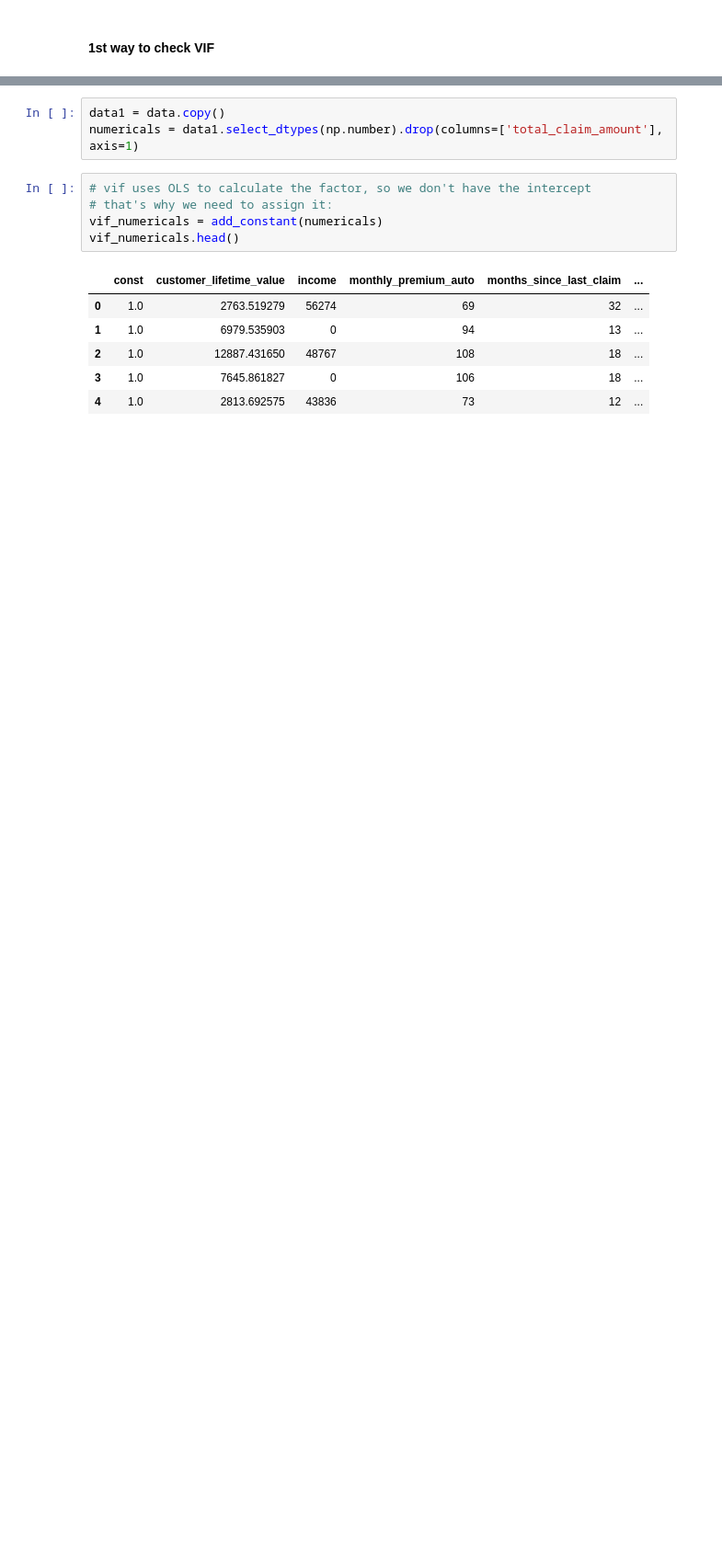
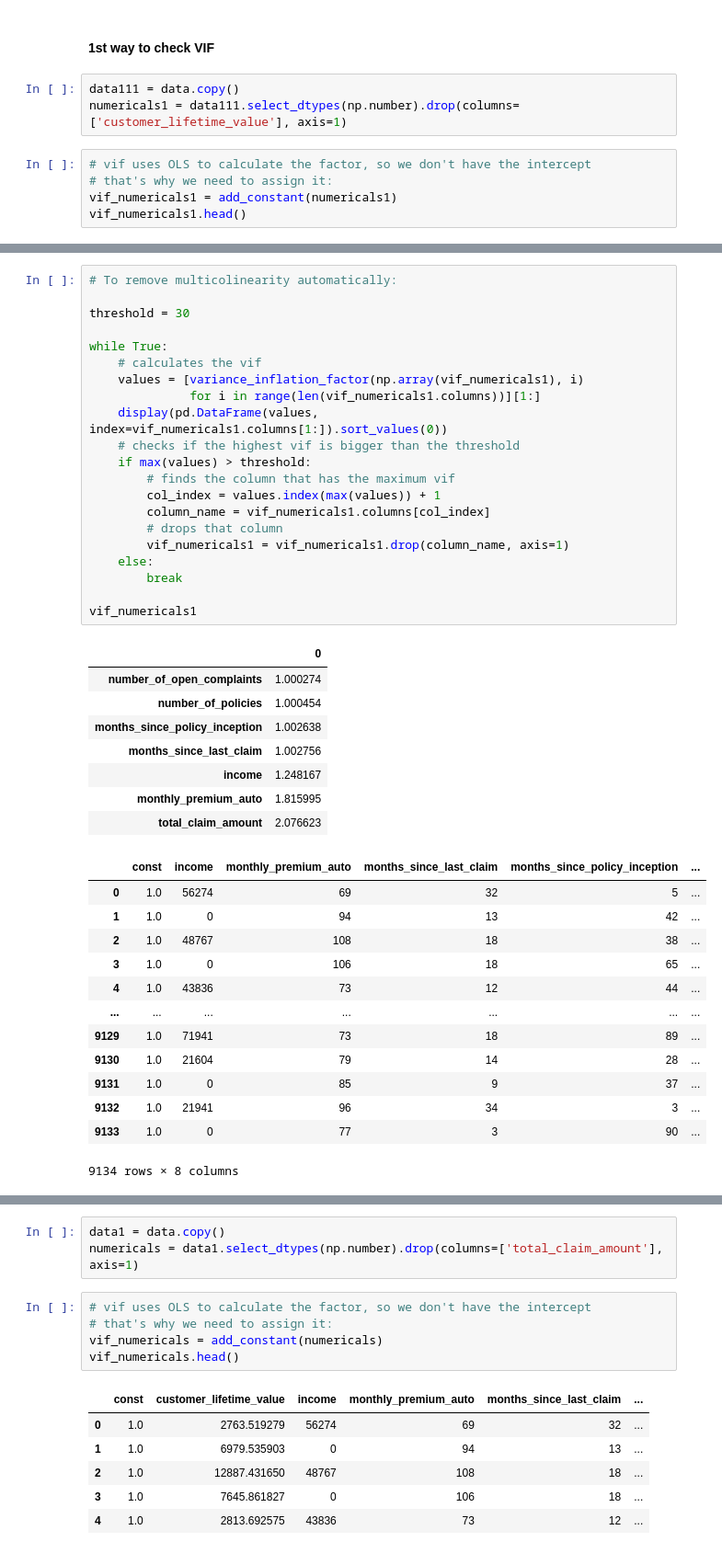
Before and after one commit to Ironhack-Data-0621-Remote/lab-feature-extraction, a Jupyter notebook: Solutions.ipynb, the cells around one changed output, grey strips where cells are left out. Shown: that part at 92% size. Drawn from its saved outputs; the diff is of its cells as text; blank space fills up the shorter version.

```diff
--- a/Solutions.ipynb
+++ b/Solutions.ipynb
@@ -379,2 +381,10 @@ Considering 'total_claim_amount' as the target we could drop the column 'monthly
 # %% [markdown]
 #### 1st way to check VIF
+# %%
+data111 = data.copy()
+numericals1 = data111.select_dtypes(np.number).drop(columns=['customer_lifetime_value'], axis=1)
+# %%
+# vif uses OLS to calculate the factor, so we don't have the intercept
+# that's why we need to assign it:
+vif_numericals1 = add_constant(numericals1)
+vif_numericals1.head()
@@ -380,0 +398,43 @@ Considering 'total_claim_amount' as the target we could drop the column 'monthly
+# %%
+# To remove multicolinearity automatically:
+
+threshold = 30
+
+while True:
+    # calculates the vif
+    values = [variance_inflation_factor(np.array(vif_numericals1), i)
+              for i in range(len(vif_numericals1.columns))][1:]
+    display(pd.DataFrame(values, index=vif_numericals1.columns[1:]).sort_values(0))
+    # checks if the highest vif is bigger than the threshold
+    if max(values) > threshold:
+        # finds the column that has the maximum vif
+        col_index = values.index(max(values)) + 1
+        column_name = vif_numericals1.columns[col_index]
+        # drops that column
+        vif_numericals1 = vif_numericals1.drop(column_name, axis=1)
+    else:
+        break
+
+vif_numericals1
+# %% [output]
+|  | 0 |
+| number_of_open_complaints | 1.000274 |
+| number_of_policies | 1.000454 |
+| months_since_policy_inception | 1.002638 |
+| months_since_last_claim | 1.002756 |
+| income | 1.248167 |
+| monthly_premium_auto | 1.815995 |
+| total_claim_amount | 2.076623 |
+|  | const | income | monthly_premium_auto | months_since_last_claim | months_since_policy_inception | ... |
+| 0 | 1.0 | 56274 | 69 | 32 | 5 | ... |
+| 1 | 1.0 | 0 | 94 | 13 | 42 | ... |
+| 2 | 1.0 | 48767 | 108 | 18 | 38 | ... |
+| 3 | 1.0 | 0 | 106 | 18 | 65 | ... |
+| 4 | 1.0 | 43836 | 73 | 12 | 44 | ... |
+| ... | ... | ... | ... | ... | ... | ... |
+| 9129 | 1.0 | 71941 | 73 | 18 | 89 | ... |
+| 9130 | 1.0 | 21604 | 79 | 14 | 28 | ... |
+| 9131 | 1.0 | 0 | 85 | 9 | 37 | ... |
+| 9132 | 1.0 | 21941 | 96 | 34 | 3 | ... |
+| 9133 | 1.0 | 0 | 77 | 3 | 90 | ... |
+9134 rows × 8 columns
```
Also changed, not shown: parts of 7 cells of this notebook.
